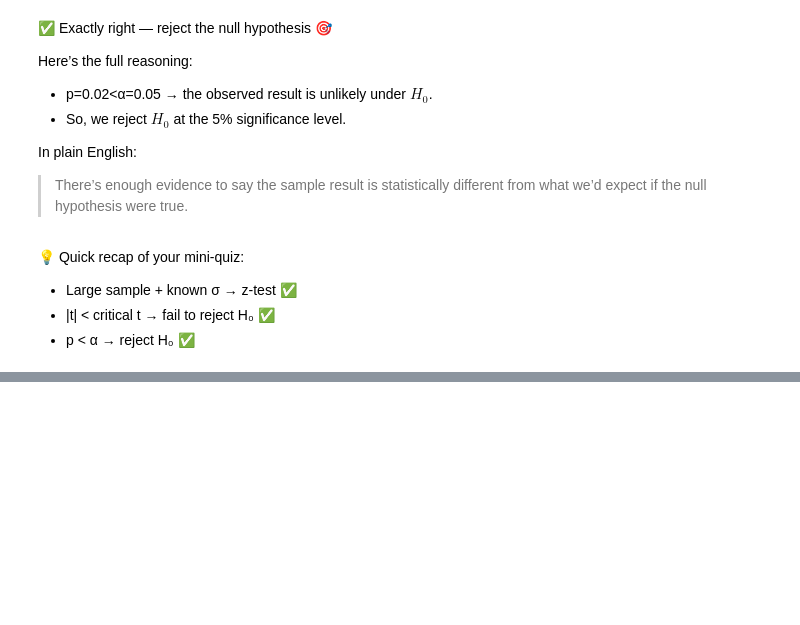
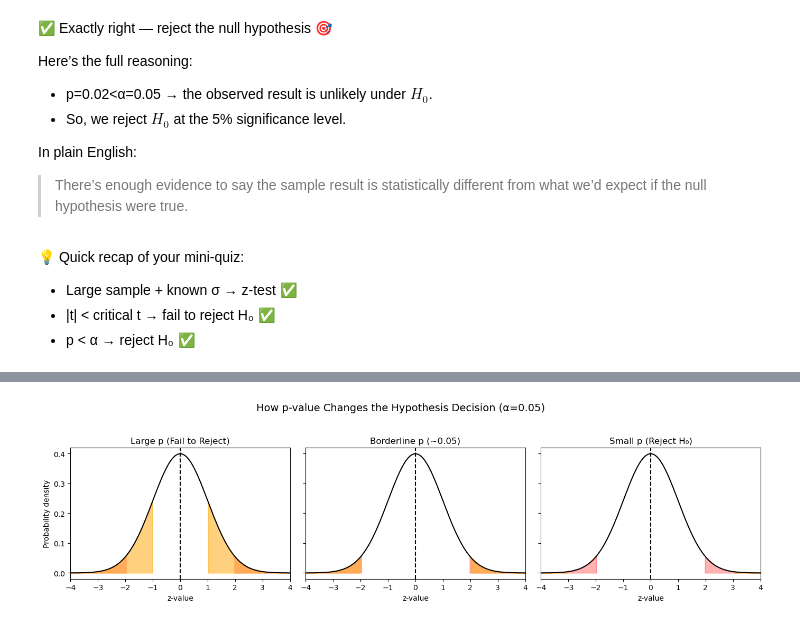
Before and after one commit to mlnotes2718/introduction-statistics-machine-learning, a Jupyter notebook: Statistics-in-ML-5-Sampling-Distributions-and-Central-Limit-Theorem.ipynb, the cells around one changed output, grey strips where cells are left out. Saved outputs shown, nothing was run; the diff lists cells and outputs as text; code cells hidden in the pictures; blank space fills up the shorter version.

```diff
--- a/Statistics-in-ML-5-Sampling-Distributions-and-Central-Limit-Theorem.ipynb
+++ b/Statistics-in-ML-5-Sampling-Distributions-and-Central-Limit-Theorem.ipynb
@@ -686,0 +856,29 @@ In plain English:
+# %%
+alpha = 0.05
+z_values = [1.0, 2.0, 3.0]  # small, medium, large z
+titles = ["Large p (Fail to Reject)", "Borderline p (~0.05)", "Small p (Reject H₀)"]
+x = np.linspace(-4, 4, 400)
+y = norm.pdf(x)
+z_crit = norm.ppf(1 - alpha/2)
+
+fig, axes = plt.subplots(1, 3, figsize=(14, 4), sharey=True)
+
+for ax, z_obs, title in zip(axes, z_values, titles):
+    ax.plot(x, y, color='black')
+    ax.axvline(0, color='black', linestyle='--')
+    # Shade rejection regions
+    ax.fill_between(x, y, where=(x <= -z_crit), color='red', alpha=0.3)
+    ax.fill_between(x, y, where=(x >= z_crit), color='red', alpha=0.3)
+    # Shade p-value areas
+    ax.fill_between(x, y, where=(x >= z_obs), color='orange', alpha=0.5)
+    ax.fill_between(x, y, where=(x <= -z_obs), color='orange', alpha=0.5)
+    ax.set_title(title)
+    ax.set_xlim(-4, 4)
+    ax.set_xlabel("z-value")
+
+axes[0].set_ylabel("Probability density")
+plt.suptitle("How p-value Changes the Hypothesis Decision (α=0.05)", fontsize=14)
+plt.tight_layout(rect=[0, 0, 1, 0.94])
+plt.show()
+# %% [output]
+[figure, added]
```
Also changed, not shown: parts of 15 cells of this notebook.
